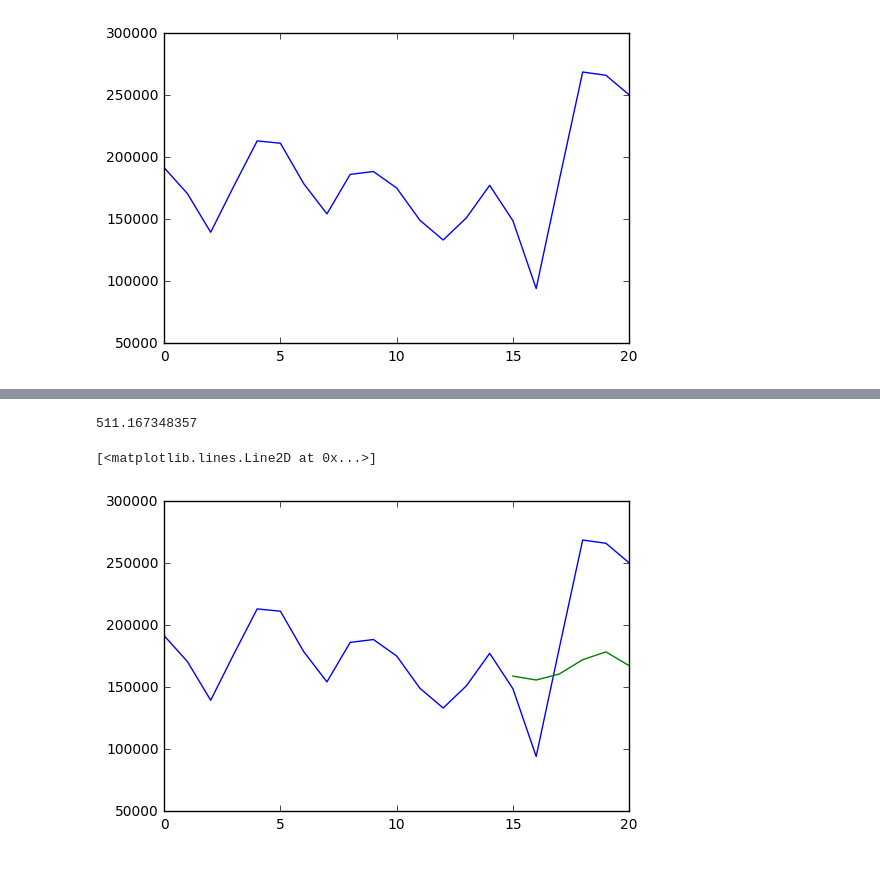
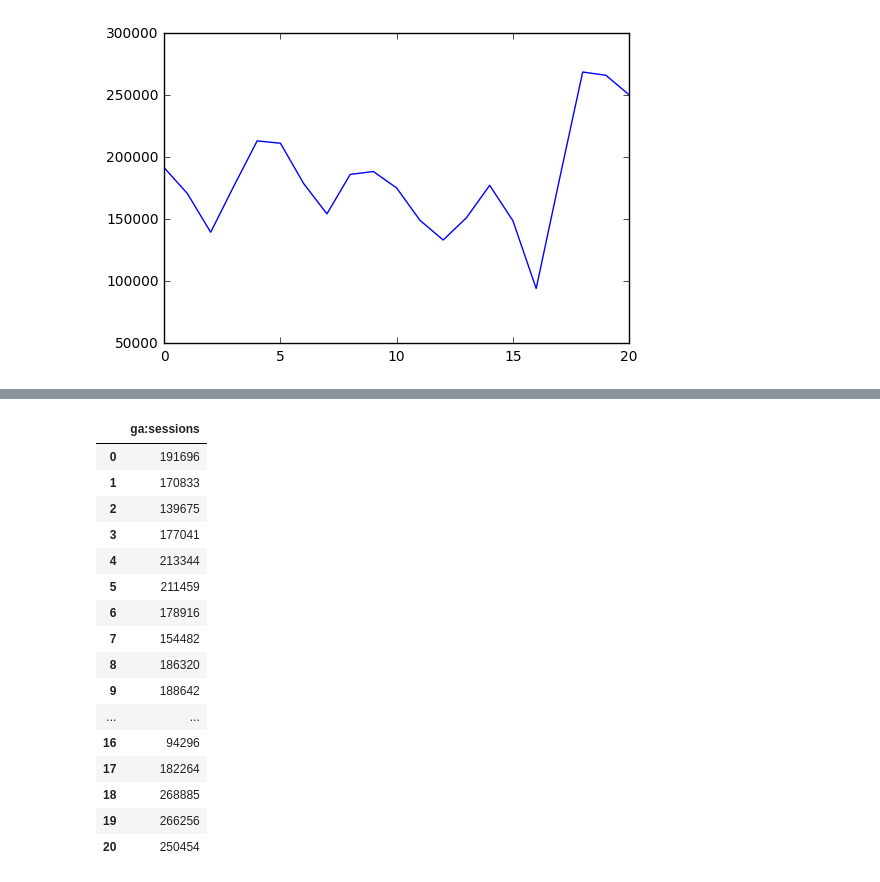
Before and after one commit to WillySchu/pyDataMining, a Jupyter notebook: travelocitySessions.ipynb, the cells around one changed output, grey strips where cells are left out. Saved outputs shown, nothing was run; the diff lists cells and outputs as text; code cells hidden in the pictures.

```diff
--- a/travelocitySessions.ipynb
+++ b/travelocitySessions.ipynb
@@ -280,11 +158,24 @@ res
 # %%
-fit = sm.tsa.statespace.SARIMAX(sess, trend='n', order=(1,0,0) , seasonal_order=(1,0,0,7)).fit()
-print fit.bic
+fit = sm.tsa.statespace.SARIMAX(sess, trend='n', order=(1,2,0) , seasonal_order=(0,2,0,7)).fit()
+fit2 = sm.tsa.statespace.SARIMAX(sess, trend='n', order=(2, 0, 0), seasonal_order=(0, 0, 0, 7)).fit()
-# %% [output]
-511.167348357
-# %%
-plt.plot(sess)
-plt.plot(fit.predict(start=15, end=20, dynamic=True))
-# %% [output]
-[<matplotlib.lines.Line2D at 0x...>]
-[figure, removed]
+# %%
+# fit2.predict(start=20, end=30, dynamic=True).values
+sess
+# %% [output]
+|  | ga:sessions |
+| 0 | 191696 |
+| 1 | 170833 |
+| 2 | 139675 |
+| 3 | 177041 |
+| 4 | 213344 |
+| 5 | 211459 |
+| 6 | 178916 |
+| 7 | 154482 |
+| 8 | 186320 |
+| 9 | 188642 |
+| ... | ... |
+| 16 | 94296 |
+| 17 | 182264 |
+| 18 | 268885 |
+| 19 | 266256 |
+| 20 | 250454 |
```
Also changed, not shown: parts of 11 cells of this notebook, 13 other files.
